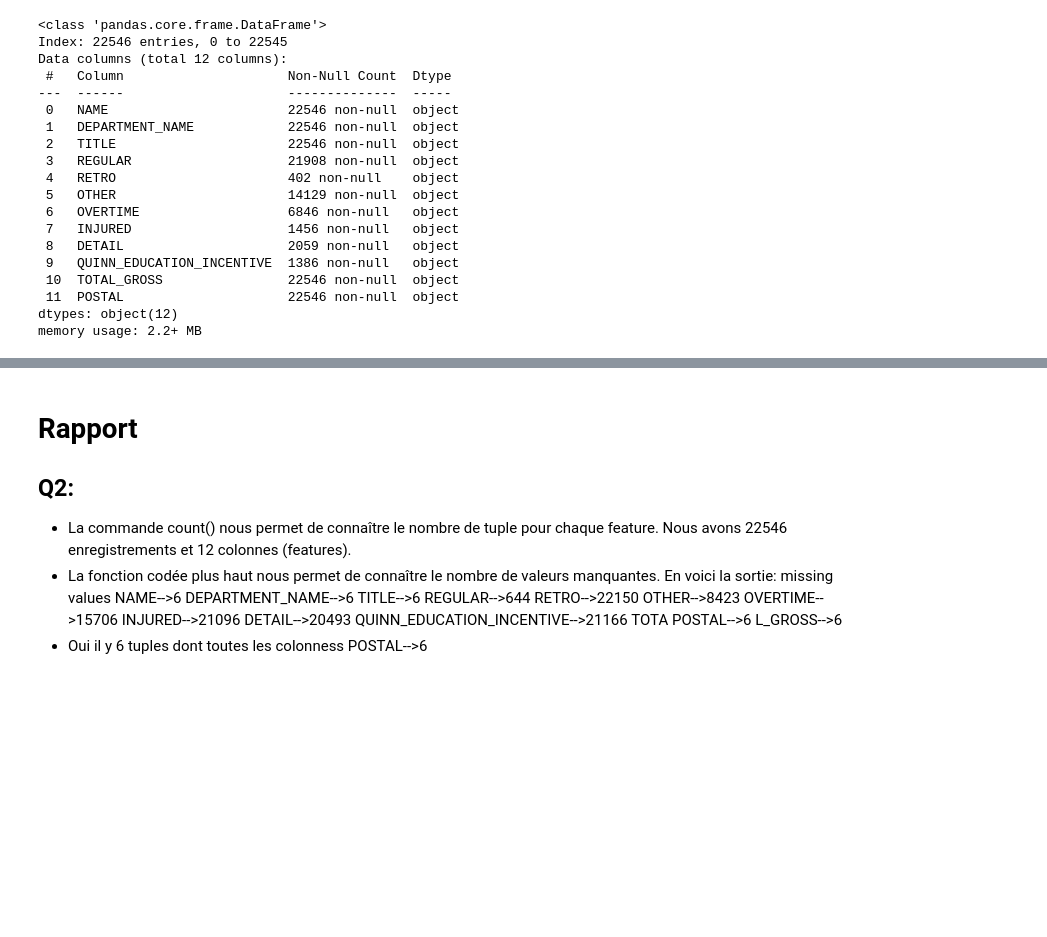
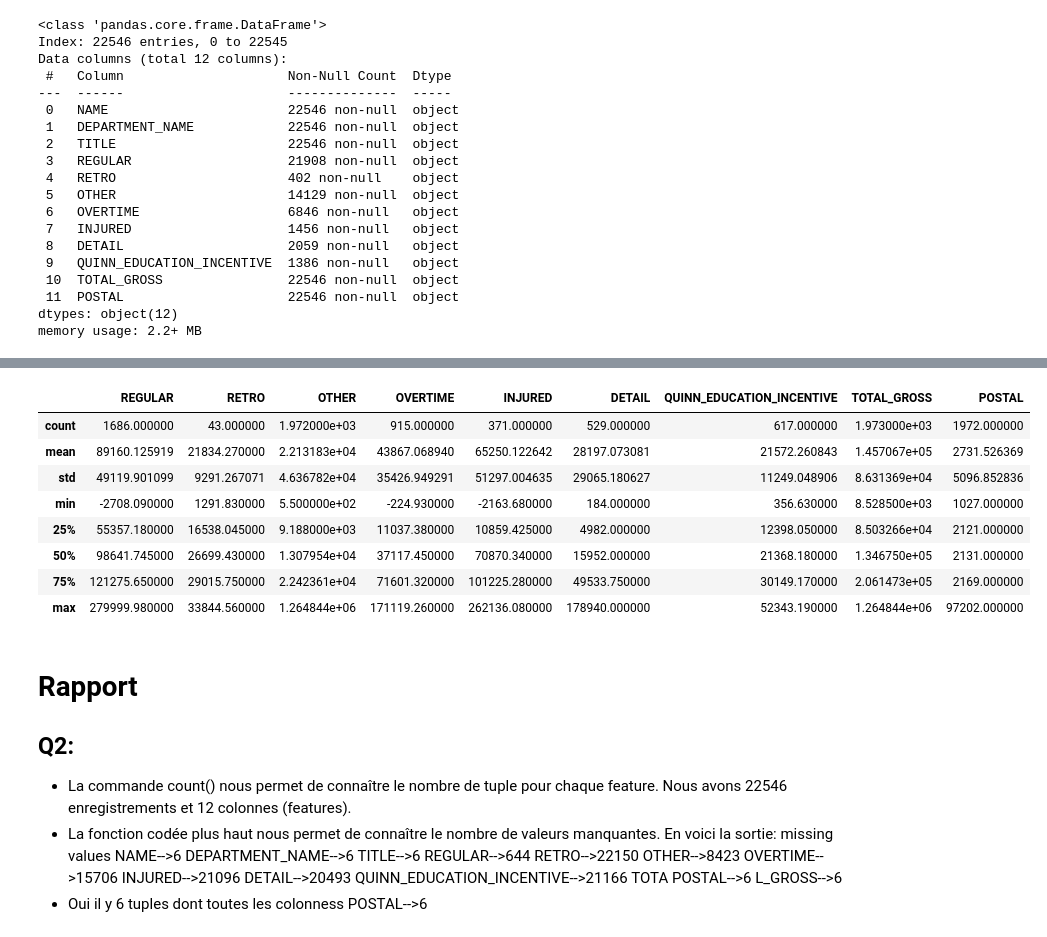
Before and after one commit to Jmuhleman/pw_PCD_24, a Jupyter notebook: pw3/pw3.ipynb, the cells around one changed output, grey strips where cells are left out. Drawn from its saved outputs; the diff is of its cells as text; code cells hidden in the pictures; blank space fills up the shorter version.

```diff
--- a/pw3/pw3.ipynb
+++ b/pw3/pw3.ipynb
@@ -121,0 +124,12 @@ df
+# %%
+outliers_iqr.describe()
+# %% [output]
+|  | REGULAR | RETRO | OTHER | OVERTIME | INJURED | DETAIL | QUINN_EDUCATION_INCENTIVE | TOTAL_GROSS | POSTAL |
+| count | 1686.000000 | 43.000000 | 1.972000e+03 | 915.000000 | 371.000000 | 529.000000 | 617.000000 | 1.973000e+03 | 1972.000000 |
+| mean | 89160.125919 | 21834.270000 | 2.213183e+04 | 43867.068940 | 65250.122642 | 28197.073081 | 21572.260843 | 1.457067e+05 | 2731.526369 |
+| std | 49119.901099 | 9291.267071 | 4.636782e+04 | 35426.949291 | 51297.004635 | 29065.180627 | 11249.048906 | 8.631369e+04 | 5096.852836 |
+| min | -2708.090000 | 1291.830000 | 5.500000e+02 | -224.930000 | -2163.680000 | 184.000000 | 356.630000 | 8.528500e+03 | 1027.000000 |
+| 25% | 55357.180000 | 16538.045000 | 9.188000e+03 | 11037.380000 | 10859.425000 | 4982.000000 | 12398.050000 | 8.503266e+04 | 2121.000000 |
+| 50% | 98641.745000 | 26699.430000 | 1.307954e+04 | 37117.450000 | 70870.340000 | 15952.000000 | 21368.180000 | 1.346750e+05 | 2131.000000 |
+| 75% | 121275.650000 | 29015.750000 | 2.242361e+04 | 71601.320000 | 101225.280000 | 49533.750000 | 30149.170000 | 2.061473e+05 | 2169.000000 |
+| max | 279999.980000 | 33844.560000 | 1.264844e+06 | 171119.260000 | 262136.080000 | 178940.000000 | 52343.190000 | 1.264844e+06 | 97202.000000 |
```
Also changed, not shown: parts of 7 cells of this notebook.
